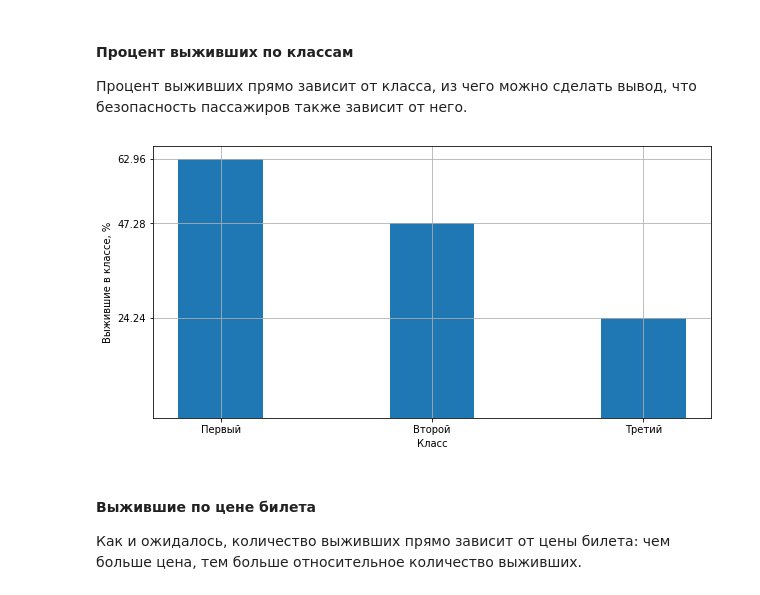
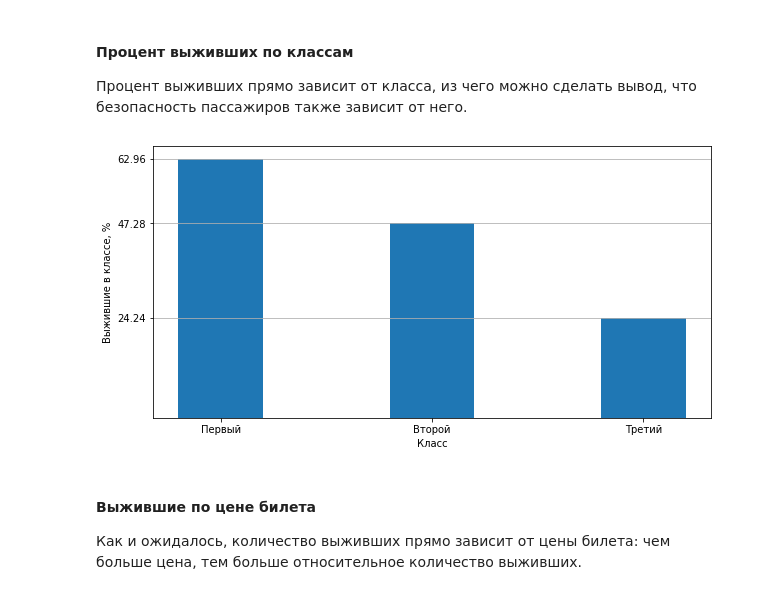
Before and after one commit to gaskeo/yandex-lyceum-selection-round, a Jupyter notebook: main.ipynb, the cells around one changed output. Drawn from its saved outputs; the diff is of its cells as text; code cells hidden in the pictures.

```diff
--- a/main.ipynb
+++ b/main.ipynb
@@ -574,25 +574,25 @@ print(f'Средний возраст выживших: {round(df[df[survived] =
 # %%
 fig, ax = plt.subplots()
 fig.set_size_inches(10, 5)
 
 # вычисляет сколько процентов выживших в каждом классе
 # делит, потом сортирует по возрастанию класса
 items = np.array(sorted((
     df[df[survived] == 1][pclass].value_counts() /
     df[pclass].value_counts() * 100).items(), key=lambda column: column[0]))
 
 ax.bar(items[:, 0], items[:, 1], width=0.4)
 
 ax.set_xticks(items[:, 0])
 ax.set_xticklabels(('Первый', 'Второй', 'Третий'))
 ax.set_yticks(items[:, 1])
 ax.set_ylabel('Выжившие в классе, %')
 ax.set_xlabel('Класс')
-ax.grid(True)
+ax.grid(True, axis='y')
 
 plt.show()
 # %% [output]
-[figure, old version]
+[figure, new version]
 # %% [markdown]
 #### Выжившие по цене билета
 Как и ожидалось, количество выживших прямо зависит от цены билета: чем больше цена, тем больше относительное количество выживших.
```
Also changed, not shown: parts of 6 cells of this notebook.
